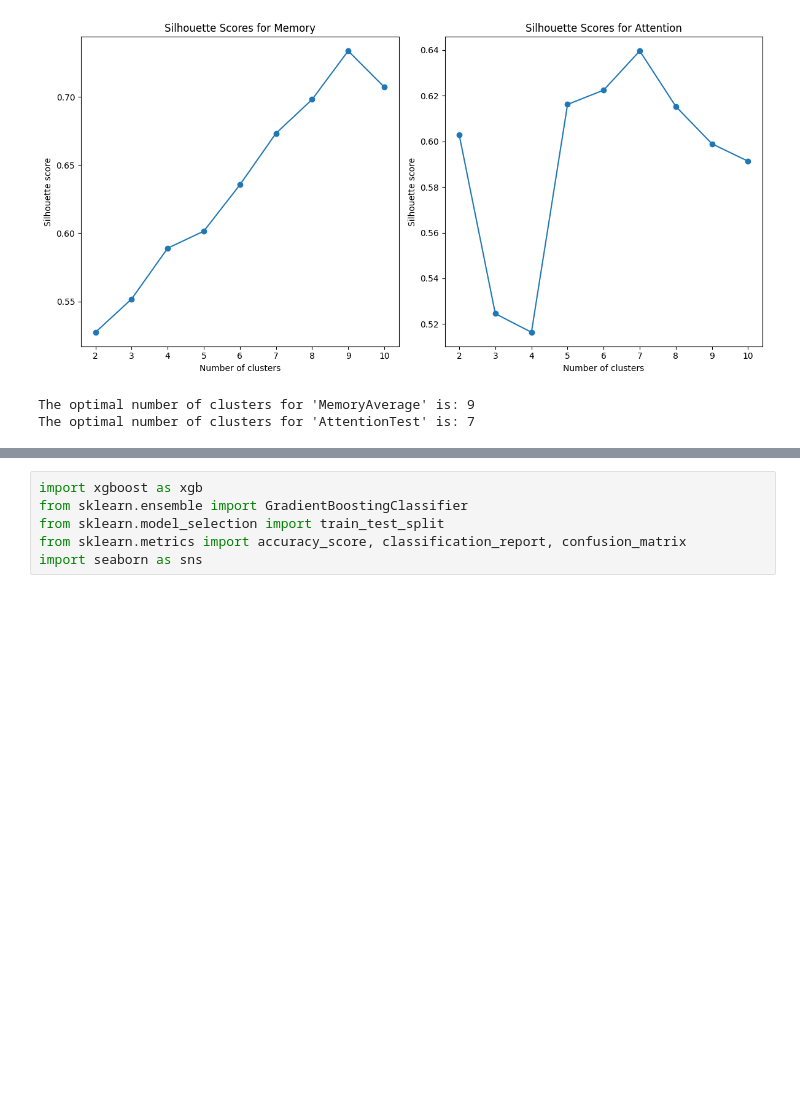
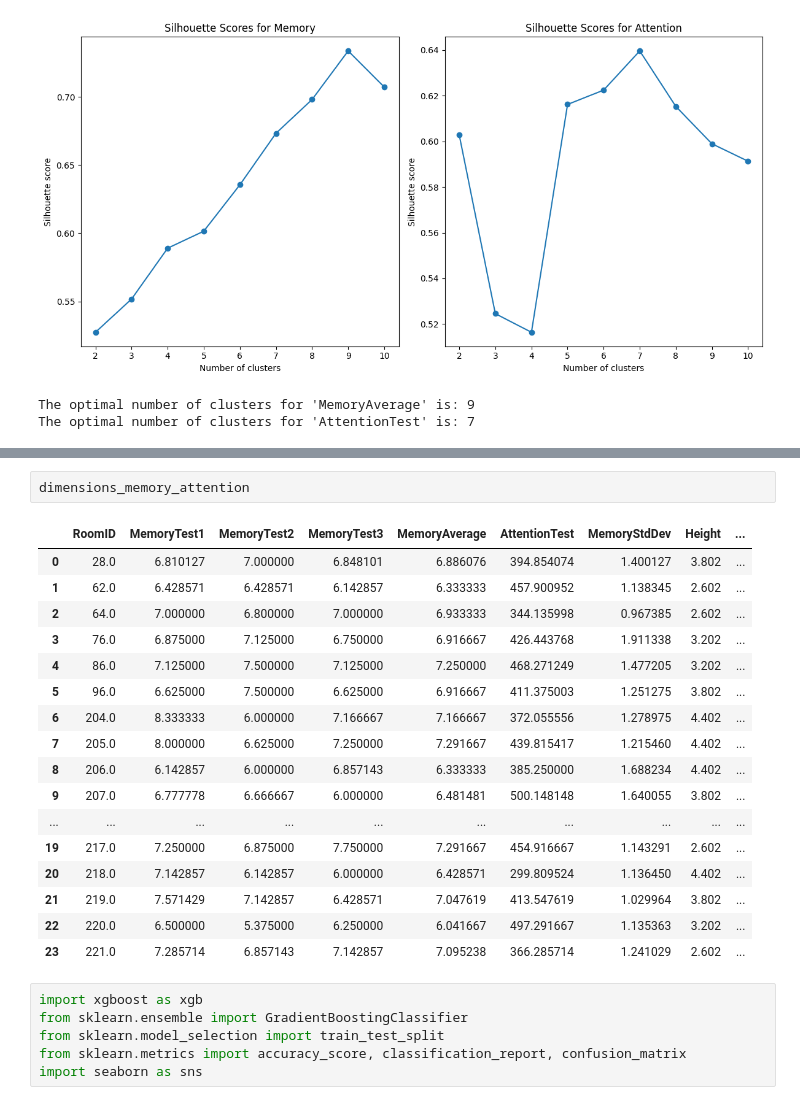
Before and after one commit to Mikel-2049/Machine-Learning-and-Image-Processing-for-Emotional-State-Prediction, a Jupyter notebook: Form_data.ipynb, the cells around one changed output, grey strips where cells are left out. Saved outputs shown, nothing was run; the diff lists cells and outputs as text; blank space fills up the shorter version.

```diff
--- a/Form_data.ipynb
+++ b/Form_data.ipynb
@@ -252,3 +245,23 @@ The default value of `n_init` will change from 10 to 'auto' in 1.4. Set the valu
+# %%
+dimensions_memory_attention
+# %% [output]
+|  | RoomID | MemoryTest1 | MemoryTest2 | MemoryTest3 | MemoryAverage | AttentionTest | MemoryStdDev | Height | ... |
+| 0 | 28.0 | 6.810127 | 7.000000 | 6.848101 | 6.886076 | 394.854074 | 1.400127 | 3.802 | ... |
+| 1 | 62.0 | 6.428571 | 6.428571 | 6.142857 | 6.333333 | 457.900952 | 1.138345 | 2.602 | ... |
+| 2 | 64.0 | 7.000000 | 6.800000 | 7.000000 | 6.933333 | 344.135998 | 0.967385 | 2.602 | ... |
+| 3 | 76.0 | 6.875000 | 7.125000 | 6.750000 | 6.916667 | 426.443768 | 1.911338 | 3.202 | ... |
+| 4 | 86.0 | 7.125000 | 7.500000 | 7.125000 | 7.250000 | 468.271249 | 1.477205 | 3.202 | ... |
+| 5 | 96.0 | 6.625000 | 7.500000 | 6.625000 | 6.916667 | 411.375003 | 1.251275 | 3.802 | ... |
+| 6 | 204.0 | 8.333333 | 6.000000 | 7.166667 | 7.166667 | 372.055556 | 1.278975 | 4.402 | ... |
+| 7 | 205.0 | 8.000000 | 6.625000 | 7.250000 | 7.291667 | 439.815417 | 1.215460 | 4.402 | ... |
+| 8 | 206.0 | 6.142857 | 6.000000 | 6.857143 | 6.333333 | 385.250000 | 1.688234 | 4.402 | ... |
+| 9 | 207.0 | 6.777778 | 6.666667 | 6.000000 | 6.481481 | 500.148148 | 1.640055 | 3.802 | ... |
+| ... | ... | ... | ... | ... | ... | ... | ... | ... | ... |
+| 19 | 217.0 | 7.250000 | 6.875000 | 7.750000 | 7.291667 | 454.916667 | 1.143291 | 2.602 | ... |
+| 20 | 218.0 | 7.142857 | 6.142857 | 6.000000 | 6.428571 | 299.809524 | 1.136450 | 4.402 | ... |
+| 21 | 219.0 | 7.571429 | 7.142857 | 6.428571 | 7.047619 | 413.547619 | 1.029964 | 3.802 | ... |
+| 22 | 220.0 | 6.500000 | 5.375000 | 6.250000 | 6.041667 | 497.291667 | 1.135363 | 3.202 | ... |
+| 23 | 221.0 | 7.285714 | 6.857143 | 7.142857 | 7.095238 | 366.285714 | 1.241029 | 2.602 | ... |
 # %%
 import xgboost as xgb
 from sklearn.ensemble import GradientBoostingClassifier
```
Also changed, not shown: parts of 4 cells of this notebook.
